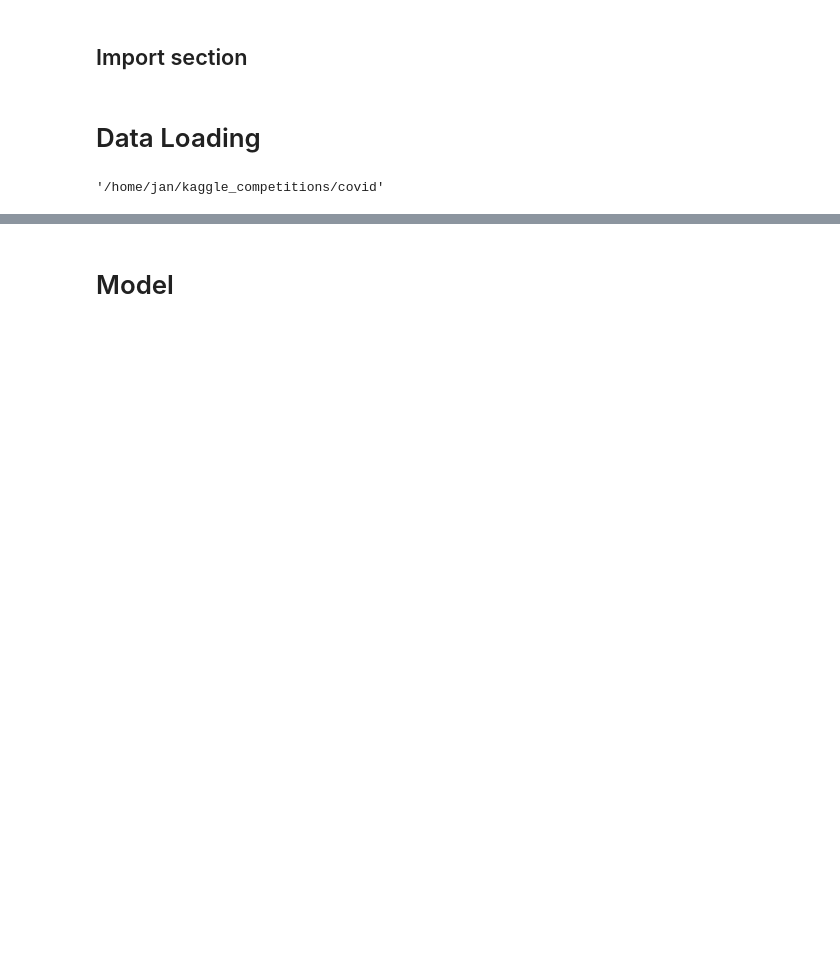
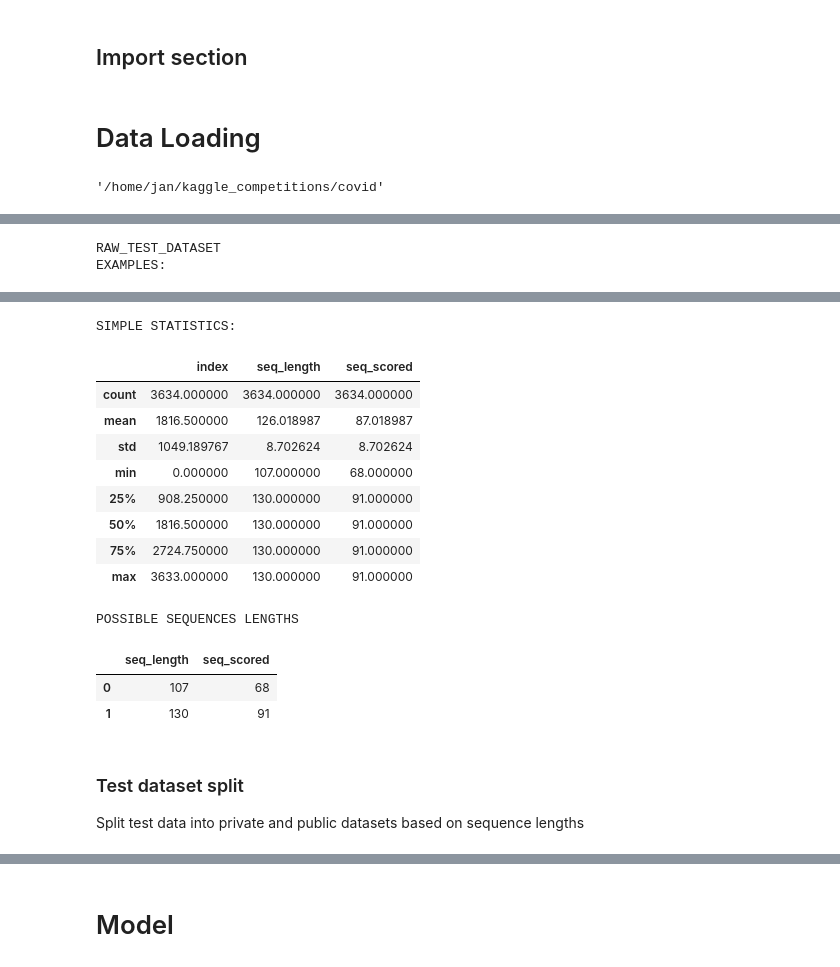
Before and after one commit to JanKapala/OpenVaccine-COVID-19-mRNA-Vaccine-Degradation-Prediction, a Jupyter notebook: Covid.ipynb, the cells around one changed output, grey strips where cells are left out. Cells and saved outputs as stored; diff of their text form; code cells hidden in the pictures; blank space fills up the shorter version.

```diff
--- a/Covid.ipynb
+++ b/Covid.ipynb
@@ -52,0 +79,6 @@ raw_test_ds.head()
+# %%
+print('RAW_TEST_DATASET')
+raw_ds_summary(raw_test_ds)
+# %% [output]
+RAW_TEST_DATASET
+EXAMPLES:
@@ -52,0 +91,17 @@ raw_test_ds.head()
+SIMPLE STATISTICS:
+|  | index | seq_length | seq_scored |
+| count | 3634.000000 | 3634.000000 | 3634.000000 |
+| mean | 1816.500000 | 126.018987 | 87.018987 |
+| std | 1049.189767 | 8.702624 | 8.702624 |
+| min | 0.000000 | 107.000000 | 68.000000 |
+| 25% | 908.250000 | 130.000000 | 91.000000 |
+| 50% | 1816.500000 | 130.000000 | 91.000000 |
+| 75% | 2724.750000 | 130.000000 | 91.000000 |
+| max | 3633.000000 | 130.000000 | 91.000000 |
+POSSIBLE SEQUENCES LENGTHS
+|  | seq_length | seq_scored |
+| 0 | 107 | 68 |
+| 1 | 130 | 91 |
+# %% [markdown]
+### Test dataset split
+Split test data into private and public datasets based on sequence lengths
```
Also changed, not shown: parts of 64 cells of this notebook, 44 other files.
